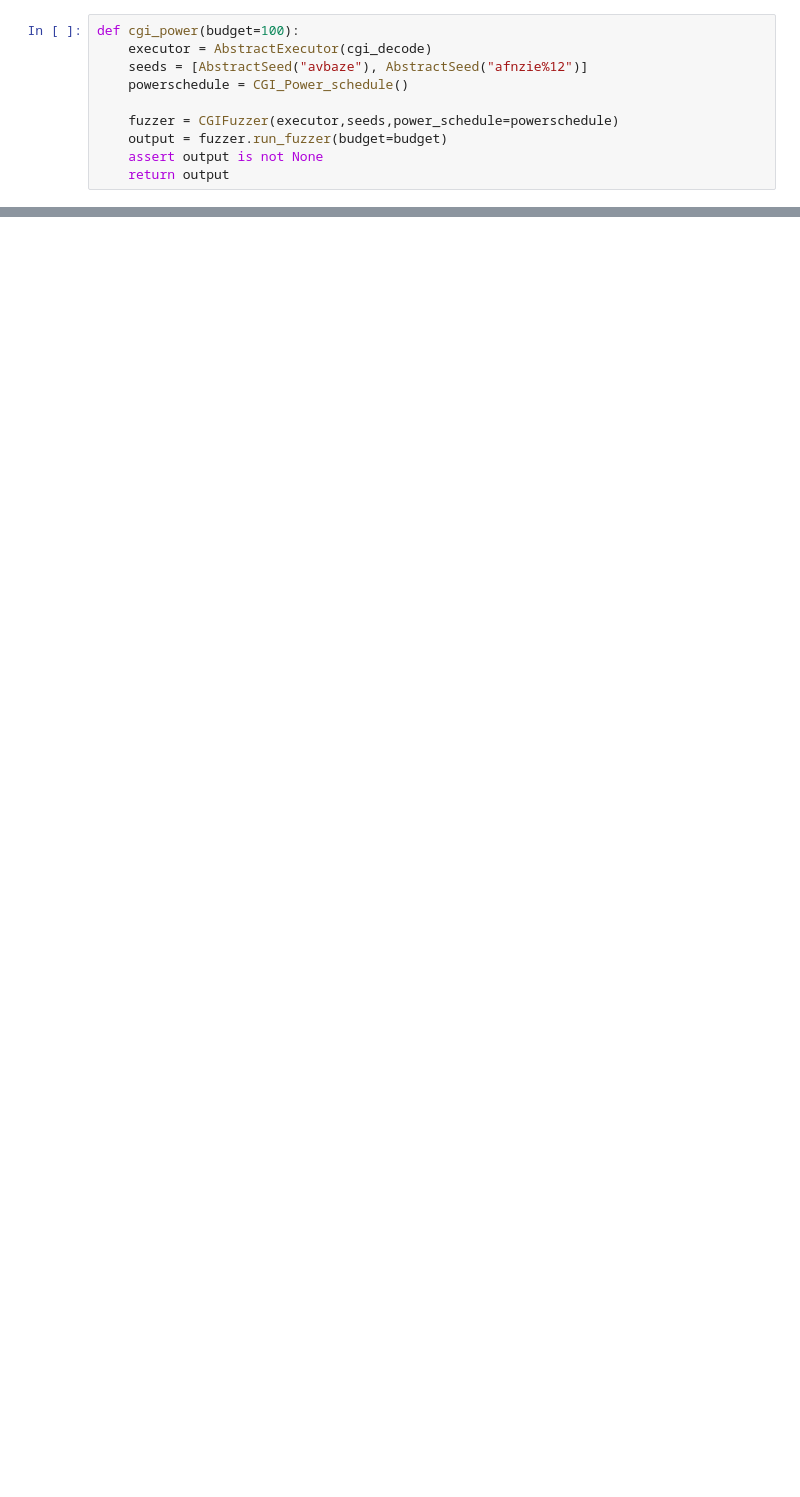
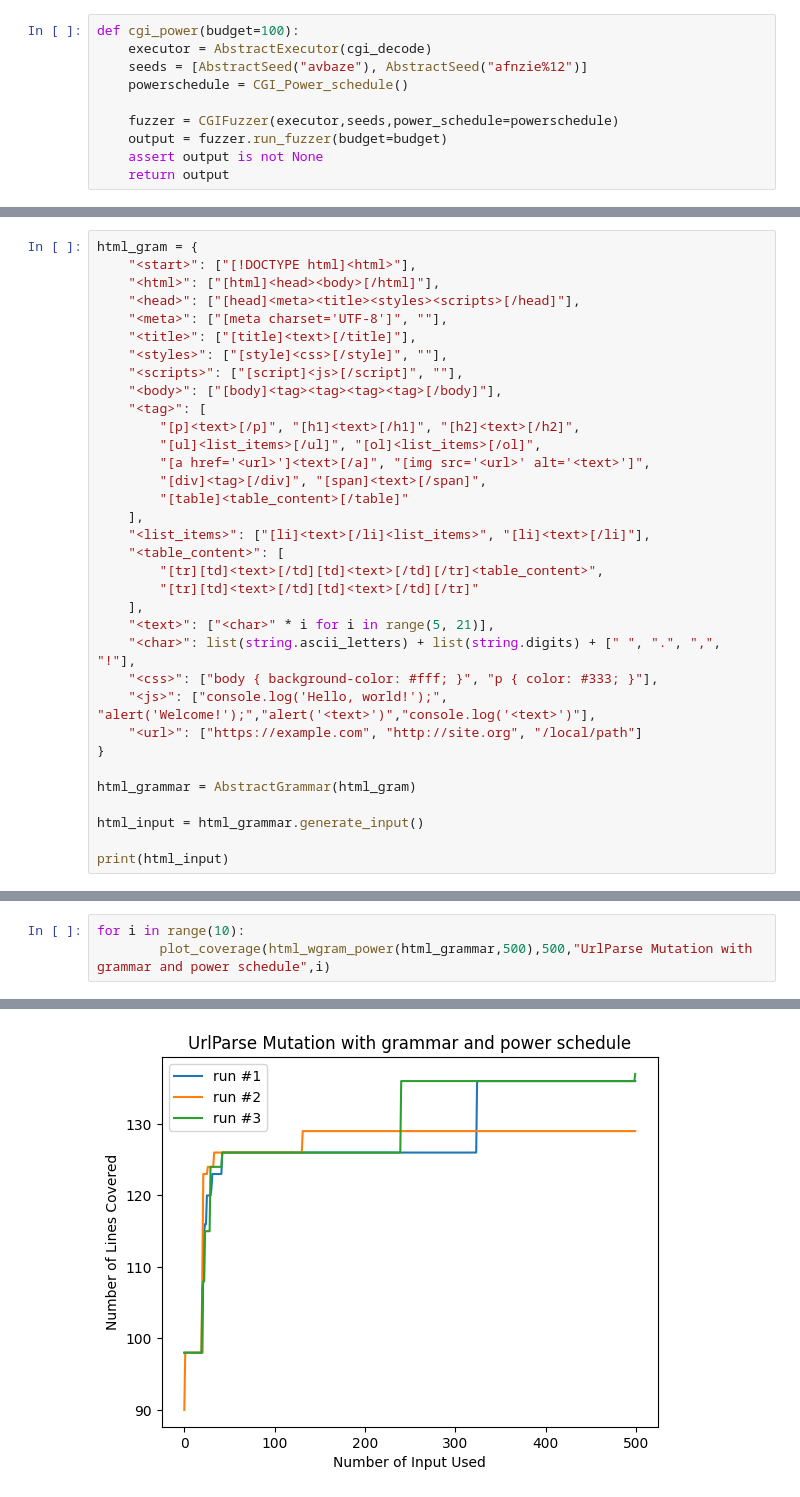
Before and after one commit to comeyrd/log6380_LAB2, a Jupyter notebook: lab.ipynb, the cells around one changed output, grey strips where cells are left out. Saved outputs shown, nothing was run; the diff lists cells and outputs as text; blank space fills up the shorter version.

```diff
--- a/lab.ipynb
+++ b/lab.ipynb
@@ -106,0 +277,34 @@ all_cgi(cgi_grammar)
+# %%
+html_gram = {
+    "<start>": ["[!DOCTYPE html]<html>"],
+    "<html>": ["[html]<head><body>[/html]"],
+    "<head>": ["[head]<meta><title><styles><scripts>[/head]"],
+    "<meta>": ["[meta charset='UTF-8']", ""],
+    "<title>": ["[title]<text>[/title]"],
+    "<styles>": ["[style]<css>[/style]", ""],
+    "<scripts>": ["[script]<js>[/script]", ""],
+    "<body>": ["[body]<tag><tag><tag><tag>[/body]"],
+    "<tag>": [
+        "[p]<text>[/p]", "[h1]<text>[/h1]", "[h2]<text>[/h2]",
+        "[ul]<list_items>[/ul]", "[ol]<list_items>[/ol]",
+        "[a href='<url>']<text>[/a]", "[img src='<url>' alt='<text>']",
+        "[div]<tag>[/div]", "[span]<text>[/span]",
+        "[table]<table_content>[/table]"
+    ],
+    "<list_items>": ["[li]<text>[/li]<list_items>", "[li]<text>[/li]"],
+    "<table_content>": [
+        "[tr][td]<text>[/td][td]<text>[/td][/tr]<table_content>",
+        "[tr][td]<text>[/td][td]<text>[/td][/tr]"
+    ],
+    "<text>": ["<char>" * i for i in range(5, 21)],
+    "<char>": list(string.ascii_letters) + list(string.digits) + [" ", ".", ",", "!"],
+    "<css>": ["body { background-color: #fff; }", "p { color: #333; }"],
+    "<js>": ["console.log('Hello, world!');", "alert('Welcome!');","alert('<text>')","console.log('<text>')"],
+    "<url>": ["https://example.com", "http://site.org", "/local/path"]
+}
+
+html_grammar = AbstractGrammar(html_gram)
+
+html_input = html_grammar.generate_input()
+
+print(html_input)
@@ -106,0 +376,4 @@ all_cgi(cgi_grammar)
+# %%
+for i in range(10):
+        plot_coverage(html_wgram_power(html_grammar,500),500,"UrlParse Mutation with grammar and power schedule",i)
+# %% [output]
@@ -106,0 +381 @@ all_cgi(cgi_grammar)
+[figure, added]
```
Also changed, not shown: parts of 28 cells of this notebook, 7 other files.
